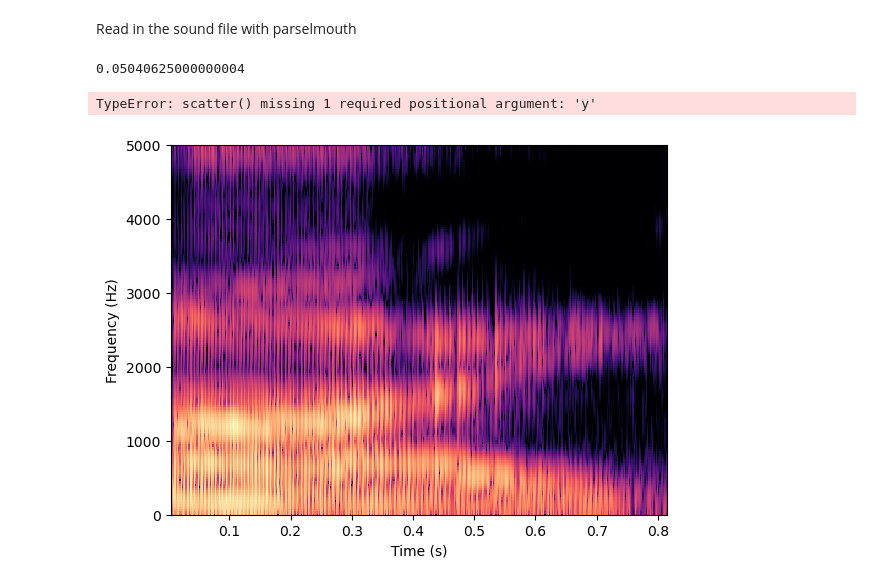
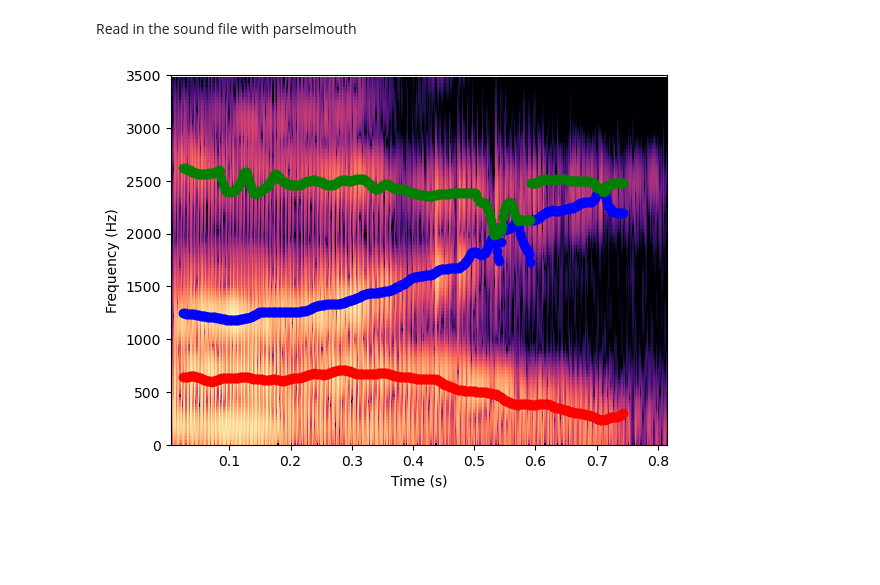
Before and after one commit to FastTrackiverse/fasttrackpy, a Jupyter notebook: dev_notebooks/spectrograms.ipynb, the cells around one changed output. Saved outputs shown, nothing was run; the diff lists cells and outputs as text; code cells hidden in the pictures; blank space fills up the shorter version.

```diff
--- a/dev_notebooks/spectrograms.ipynb
+++ b/dev_notebooks/spectrograms.ipynb
@@ -21,55 +21,31 @@ candidates = CandidateTracks(
     min_max_formant=4000,
     max_max_formant=6000
 )
-# %%
-candidates.candidates[0].formants[0]
-#candidates.candidates[0].time_domain[0]
-# %% [output]
-0.05040625000000004
-# %%
-def make_spectrogram(candidates, tracks = False, dynamic_range=60):
-
-    spectrogram = candidates.sound.to_spectrogram()
-    Time, Hz = spectrogram.x_grid(), spectrogram.y_grid()
-    db = 10 * np.log10(spectrogram.values)
-    min_shown = db.max() - dynamic_range
-
-    mp.pcolormesh(Time, Hz, db, vmin=min_shown, cmap='magma')
-    mp.ylim([spectrogram.ymin, spectrogram.ymax])
-    mp.xlabel("Time (s)")
-    mp.ylabel("Frequency (Hz)")
-    mp.scatter (candidates.candidates[0].formants[0])
-    mp.figure()
-    mp.show()
-
-
-
-spectrogram = make_spectrogram (candidates)
-
-
-def make_spectrograms(sound, dynamic_range=60):
-
-    spectrogram = sound.to_spectrogram()
-    Time, Hz = spectrogram.x_grid(), spectrogram.y_grid()
-    db = 10 * np.log10(spectrogram.values)
-    min_shown = db.max() - dynamic_range
-
-    fig, axs = mp.subplots(3,3)
-    axs[0, 0].pcolormesh(Time, Hz, db, vmin=min_shown, cmap='magma')
-    axs[1, 0].pcolormesh(Time, Hz, db, vmin=min_shown, cmap='magma')
-    axs[2, 0].pcolormesh(Time, Hz, db, vmin=min_shown, cmap='magma')
-    axs[0, 1].pcolormesh(Time, Hz, db, vmin=min_shown, cmap='magma')
-    axs[1, 1].pcolormesh(Time, Hz, db, vmin=min_shown, cmap='magma')
-    axs[2, 1].pcolormesh(Time, Hz, db, vmin=min_shown, cmap='magma')
-    axs[0, 2].pcolormesh(Time, Hz, db, vmin=min_shown, cmap='magma')
-    axs[1, 2].pcolormesh(Time, Hz, db, vmin=min_shown, cmap='magma')
-    axs[2, 2].pcolormesh(Time, Hz, db, vmin=min_shown, cmap='magma')
-
-    for ax in axs.flat:
-        ax.set(xlabel='Time (s)', ylabel='zoom')
-
-
-#spectrogram = candidatesmake_spectrograms (candidates.sound)
-# %% [output]
-TypeError: scatter() missing 1 required positional argument: 'y'
-[figure, removed]
+# %%
+spectrogram = candidates.sound.to_spectrogram(maximum_frequency=5000)
+# %%
+def spectrogram(candidate, maximum_frequency=3500, tracks = True, dynamic_range=60):
+
+    spectrogram = candidate.sound.to_spectrogram(maximum_frequency=maximum_frequency)
+    Time, Hz = spectrogram.x_grid(), spectrogram.y_grid()
+    db = 10 * np.log10(spectrogram.values)
+    min_shown = db.max() - dynamic_range
+    n_time_steps = len(candidate.formants[0])
+    point_times = [0.025 + time_step*0.002 for time_step in range(n_time_steps)]
+
+    mp.pcolormesh(Time, Hz, db, vmin=min_shown, cmap='magma')
+    mp.ylim([spectrogram.ymin, spectrogram.ymax])
+    mp.xlabel("Time (s)")
+    mp.ylabel("Frequency (Hz)")
+
+    if tracks:
+        mp.scatter (point_times, candidate.formants[0], c="red")
+        mp.scatter (point_times, candidate.formants[1], c="blue")
+        mp.scatter (point_times, candidate.formants[2], c="green")
+
+    #mp.figure()
+    #mp.show()
+
+spectrogram (candidates.candidates[0])
+# %% [output]
+[figure, added]
```
Also changed, not shown: parts of 1 cell of this notebook.
